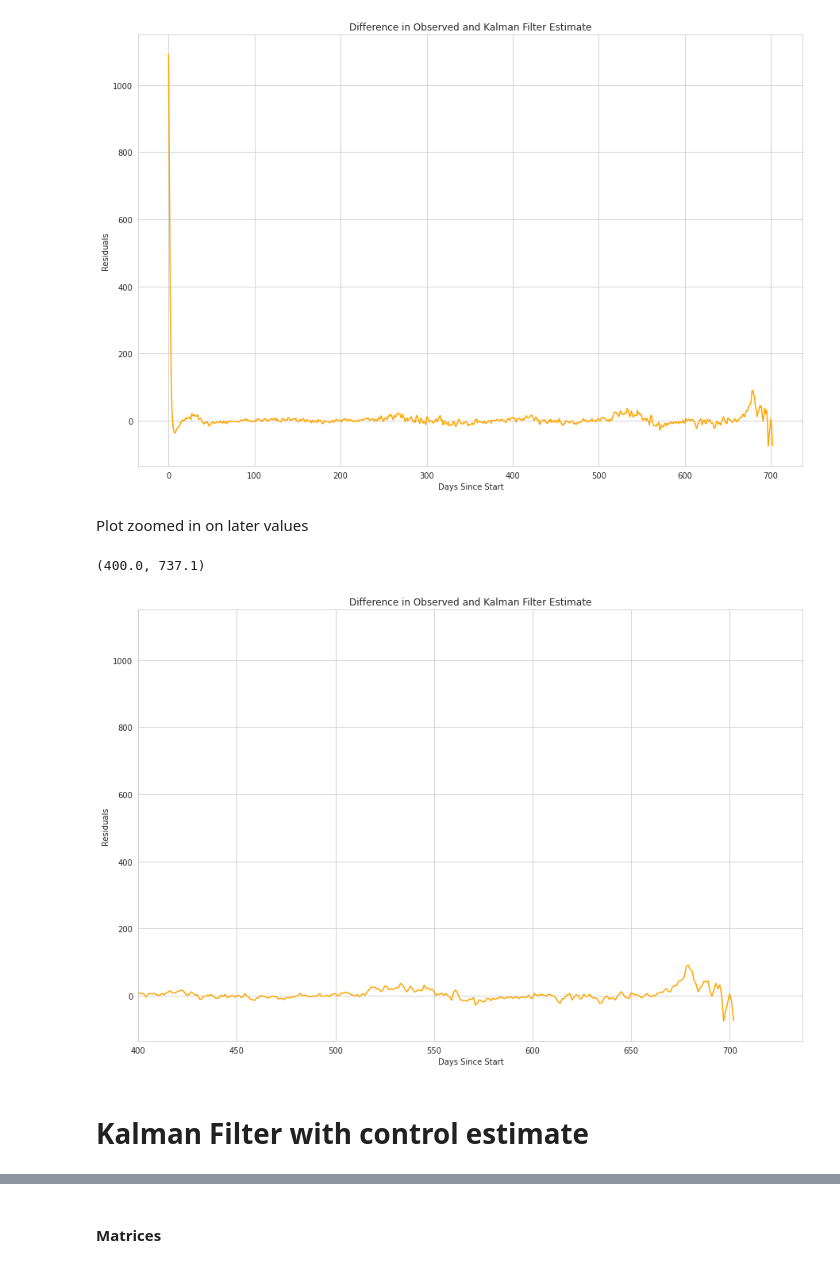
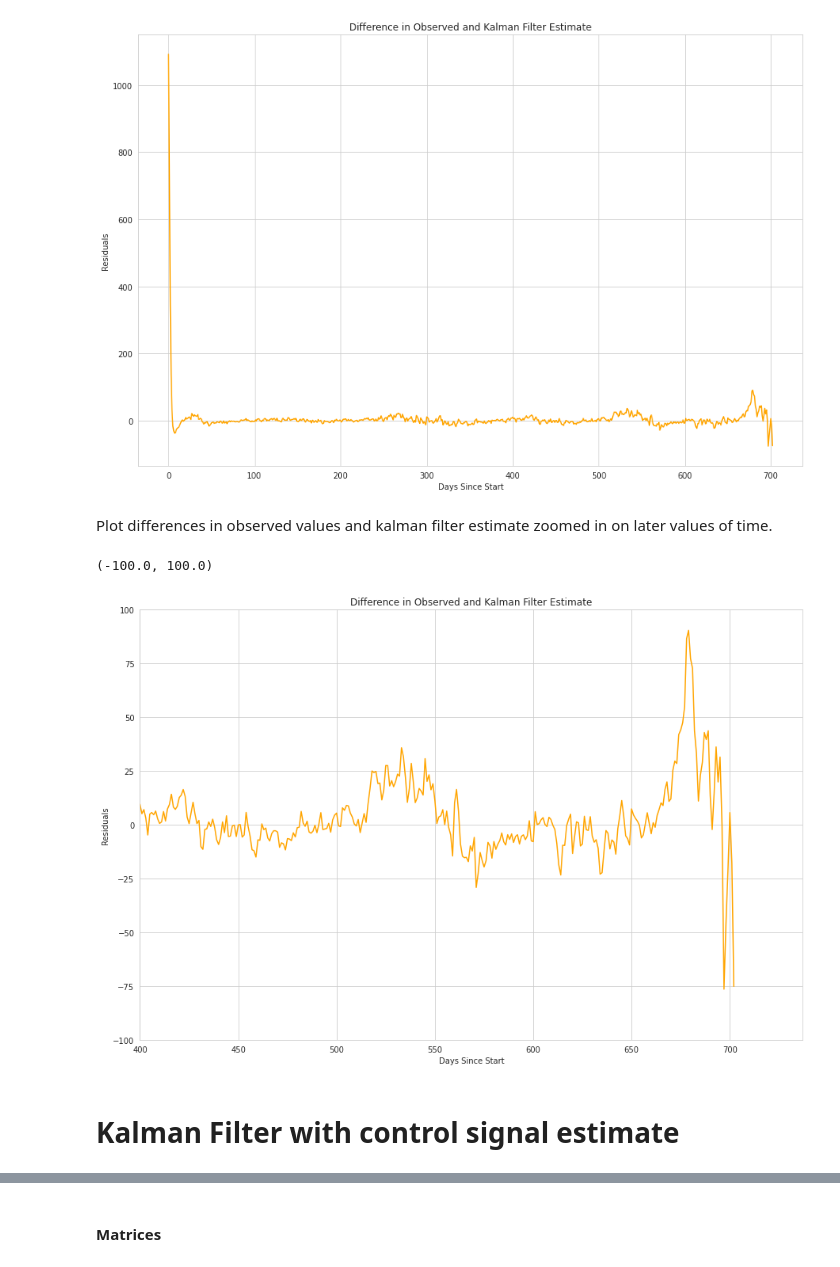
Before and after one commit to poojabhatia17dec/Covid19-hospitalisation-prediction--Kalman-Flter, a Jupyter notebook: Kalman_Filter_Project1.ipynb, the cells around one changed output, grey strips where cells are left out. Drawn from its saved outputs; the diff is of its cells as text; code cells hidden in the pictures.

```diff
--- a/Kalman_Filter_Project1.ipynb
+++ b/Kalman_Filter_Project1.ipynb
@@ -510,18 +495,18 @@ plt.ylabel('Residuals')
 Text(0, 0.5, 'Residuals')
 [figure]
 # %% [markdown]
-Plot zoomed in on later values
+Plot differences in observed values and kalman filter estimate zoomed in on later values of time.
 # %%
 #Plot position
 plt.figure(figsize = (15,10))
 plt.plot(t,y - filtered_state_means[:,0],color = 'orange')
 plt.title('Difference in Observed and Kalman Filter Estimate')
 plt.xlabel('Days Since Start')
 plt.ylabel('Residuals')
 plt.xlim(400)
-#plt.ylim(ymin = -100, ymax =100)
+plt.ylim(ymin = -100, ymax =100)
 # %% [output]
-(400.0, 737.1)
+(-100.0, 100.0)
-[figure, old version]
+[figure, new version]
 # %% [markdown]
-# Kalman Filter with control estimate
+# Kalman Filter with control signal estimate
```
Also changed, not shown: parts of 22 cells of this notebook.
